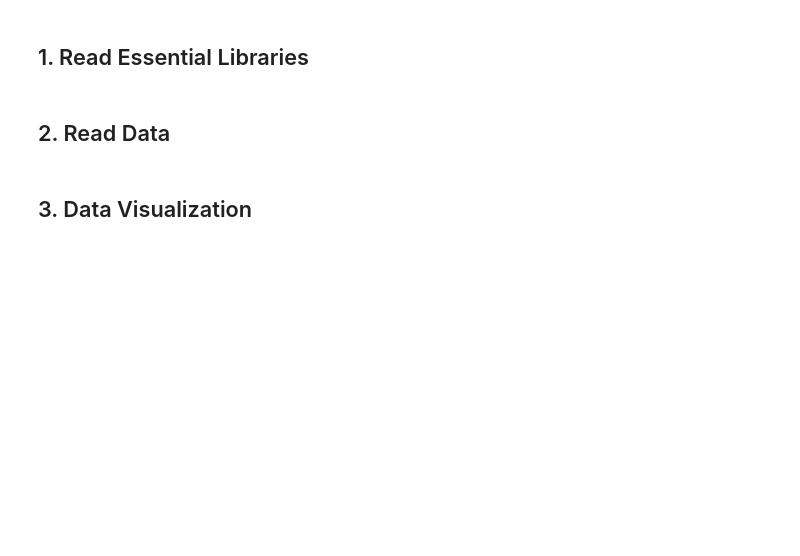
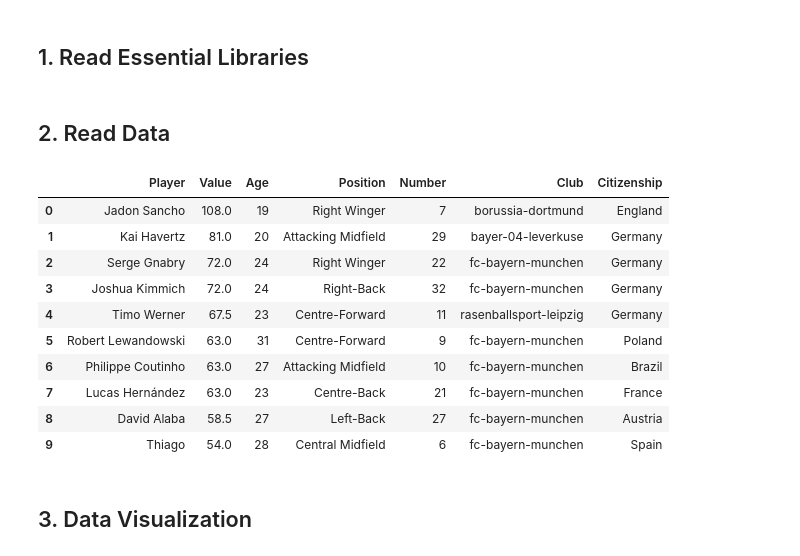
Before and after one commit to Mikky-Li/Analyzing-Data-From-Transfermarkt-and-Visualizing-Premier-League-Players-Data, a Jupyter notebook: Transfermarkt Bundesliga.ipynb, the cells around one changed output. Drawn from its saved outputs; the diff is of its cells as text; code cells hidden in the pictures; blank space fills up the shorter version.

```diff
--- a/Transfermarkt Bundesliga.ipynb
+++ b/Transfermarkt Bundesliga.ipynb
@@ -16,3 +16,17 @@ Bundesliga = pd.read_csv('Bundesliga.csv')
+# %%
+Bundesliga.iloc[:10,]
+# %% [output]
+|  | Player | Value | Age | Position | Number | Club | Citizenship |
+| 0 | Jadon Sancho | 108.0 | 19 | Right Winger | 7 | borussia-dortmund | England |
+| 1 | Kai Havertz | 81.0 | 20 | Attacking Midfield | 29 | bayer-04-leverkuse | Germany |
+| 2 | Serge Gnabry | 72.0 | 24 | Right Winger | 22 | fc-bayern-munchen | Germany |
+| 3 | Joshua Kimmich | 72.0 | 24 | Right-Back | 32 | fc-bayern-munchen | Germany |
+| 4 | Timo Werner | 67.5 | 23 | Centre-Forward | 11 | rasenballsport-leipzig | Germany |
+| 5 | Robert Lewandowski | 63.0 | 31 | Centre-Forward | 9 | fc-bayern-munchen | Poland |
+| 6 | Philippe Coutinho | 63.0 | 27 | Attacking Midfield | 10 | fc-bayern-munchen | Brazil |
+| 7 | Lucas Hernández | 63.0 | 23 | Centre-Back | 21 | fc-bayern-munchen | France |
+| 8 | David Alaba | 58.5 | 27 | Left-Back | 27 | fc-bayern-munchen | Austria |
+| 9 | Thiago | 54.0 | 28 | Central Midfield | 6 | fc-bayern-munchen | Spain |
 # %% [markdown]
 ## 3. Data Visualization
 # %% [markdown]
```
Also changed, not shown: parts of 11 cells of this notebook.
